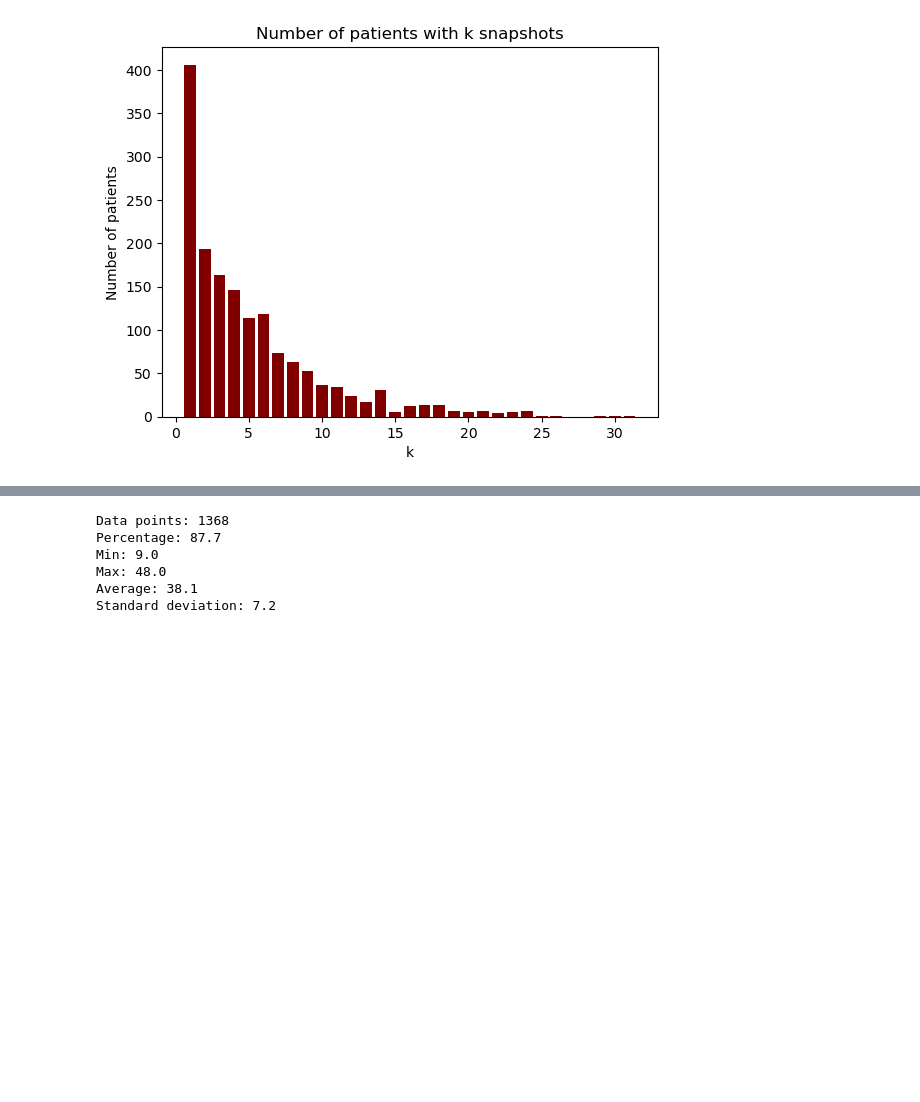
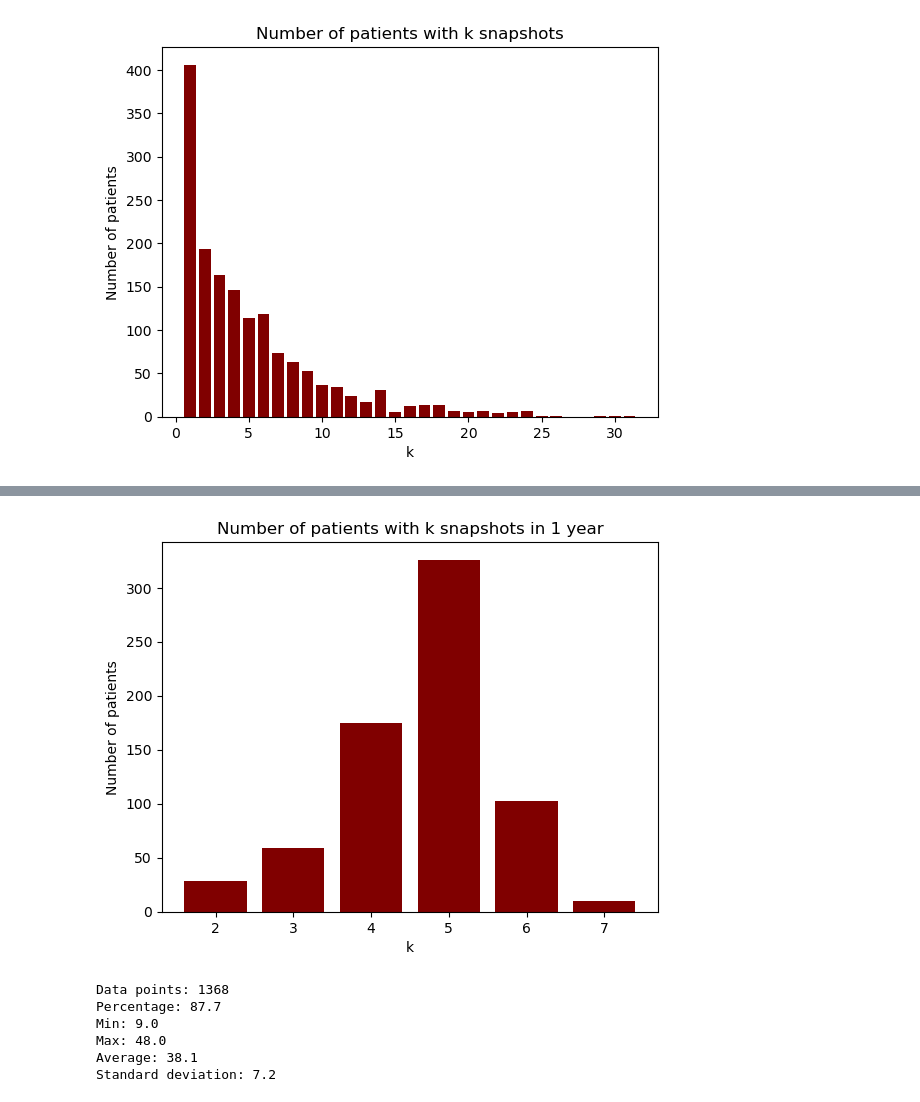
Before and after one commit to fabiuchiha/ALS, a Jupyter notebook: ALS snapshots.ipynb, the cells around one changed output, grey strips where cells are left out. Saved outputs shown, nothing was run; the diff lists cells and outputs as text; code cells hidden in the pictures; blank space fills up the shorter version.

Commit message:
Added number of snapshots in a year per patient

```diff
--- a/ALS snapshots.ipynb
+++ b/ALS snapshots.ipynb
@@ -58,3 +93,50 @@ showSnapCounterHistogram()
+# %%
+def snapshotsPerYear():
+    df = pd.read_csv('Dados/snapshots_independent.csv', usecols=['REF','firstDate','lastDate'])
+
+    snapsYear = {}
+    firstDate = dt(1990, 1, 1)
+    oldRef = 0.0
+    count = 0
+    for i in df.index:
+        l = list(df.loc[i])
+        ref = l[0]
+        d1 = l[1]
+        d2 = l[2]
+        a = dt(int(d1.split('/')[2]), int(d1.split('/')[1]), int(d1.split('/')[0]))
+        b = dt(int(d2.split('/')[2]), int(d2.split('/')[1]), int(d2.split('/')[0]))
+
+        if ref != oldRef:
+            count = 1
+            oldRef = ref
+            firstDate = a
+        else:
+            count = count + 1
+
+        c=b-firstDate
+        if c.days > 365 and oldRef not in snapsYear:
+            snapsYear[oldRef] = count
+
+    snapsYearCounter = {}
+    for ref in snapsYear.keys():
+        nSnaps = snapsYear[ref]
+        if nSnaps in snapsYearCounter.keys():
+            snapsYearCounter[nSnaps] = snapsYearCounter[nSnaps] + 1
+        else:
+            snapsYearCounter[nSnaps] = 1
+
+    columnLabels = snapsYearCounter.keys()
+    countList = snapsYearCounter.values()
+
+    plt.bar(columnLabels, countList, color ='maroon')
+    plt.title('Number of patients with k snapshots in 1 year')
+    plt.xlabel('k')
+    plt.ylabel('Number of patients')
+    plt.show()
+
+snapshotsPerYear()
+# %% [output]
+[figure, added]
 # %%
 def drawTemporalDist(snapshotIndex, featureIndex, title, xLabel):
     featureList = []
```
Also changed, not shown: parts of 1 cell of this notebook.
